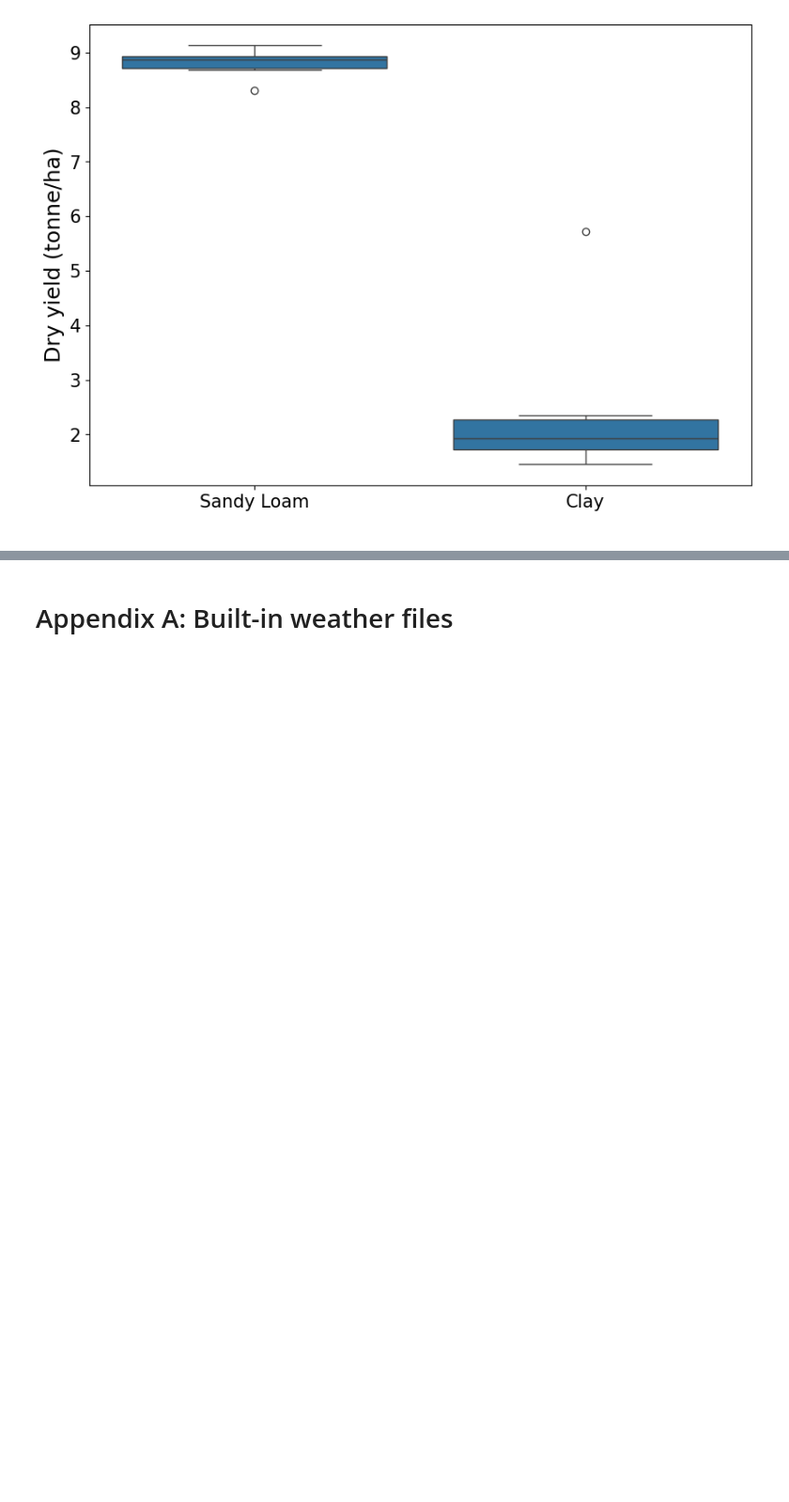
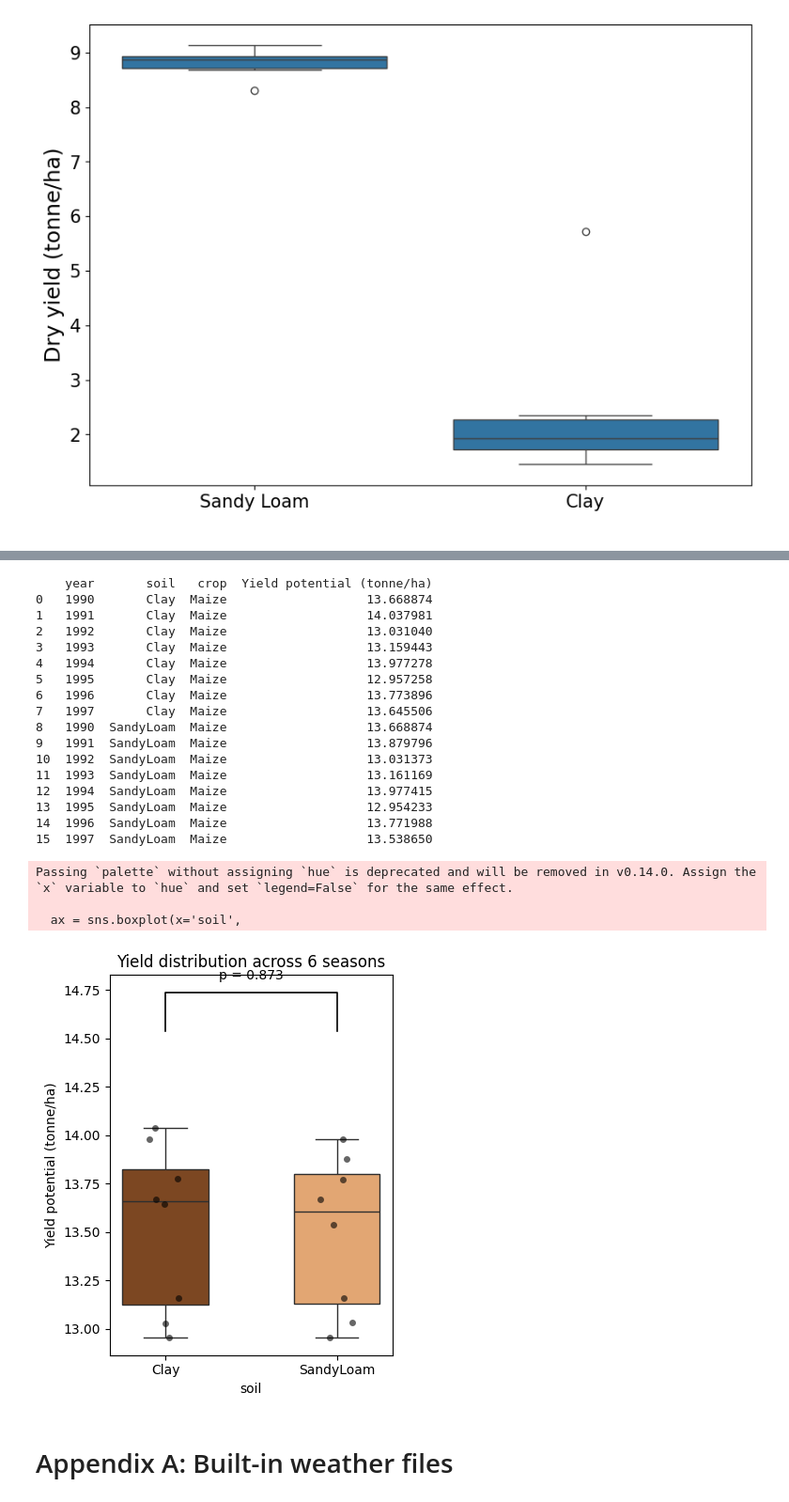
Before and after one commit to jcvl-udg/collab_notebooks, a Jupyter notebook: AquaCrop_OSPy_Notebook_1.ipynb, the cells around one changed output, grey strips where cells are left out. Shown at 94% size. Saved outputs shown, nothing was run; the diff lists cells and outputs as text; code cells hidden in the pictures; blank space fills up the shorter version.

```diff
--- a/AquaCrop_OSPy_Notebook_1.ipynb
+++ b/AquaCrop_OSPy_Notebook_1.ipynb
@@ -276,3 +433,64 @@ Text(0, 0.5, 'Dry yield (tonne/ha)')
+# %%
+# ------------------------------------------------------------
+# 5.  VISUAL CHECK: did we really get 6 seasons per soil?
+# ------------------------------------------------------------
+print(df[['year', 'soil','crop','Yield potential (tonne/ha)']])
+
+# ------------------------------------------------------------
+# 6.  COMPARATIVE BOXPLOT
+# ------------------------------------------------------------
+import seaborn as sns
+import matplotlib.pyplot as plt
+
+plt.figure(figsize=(4,5))
+ax = sns.boxplot(x='soil',
+                 y='Yield potential (tonne/ha)',
+                 data=df,
+                 palette={'Clay':'#8B4513', 'SandyLoam':'#F4A460'},
+                 width=0.5)
+
+# Add individual points (optional but helps see n=6 per box)
+sns.stripplot(x='soil',
+              y='Yield potential (tonne/ha)',
+              data=df,
+              color='black',
+              size=5,
+              alpha=0.6,
+              ax=ax)
+
+# Annotate the p-value
+x1, x2 = 0, 1   # positions of Clay and SandyLoam boxes
+y_max  = df['Yield potential (tonne/ha)'].max() + 0.5
+plt.plot([x1, x1, x2, x2], [y_max, y_max+0.2, y_max+0.2, y_max], lw=1.2, c='k')
+plt.text((x1+x2)*.5, y_max+0.25,
+         f'p = {p_value:.3f}' if p_value >= 0.001 else 'p < 0.001',
+         ha='center', va='bottom', color='k')
+
+plt.title('Yield distribution across 6 seasons')
+plt.tight_layout()
+plt.show()
+# %% [output]
+    year       soil   crop  Yield potential (tonne/ha)
+0   1990       Clay  Maize                   13.668874
+1   1991       Clay  Maize                   14.037981
+2   1992       Clay  Maize                   13.031040
+3   1993       Clay  Maize                   13.159443
+4   1994       Clay  Maize                   13.977278
+5   1995       Clay  Maize                   12.957258
+6   1996       Clay  Maize                   13.773896
+7   1997       Clay  Maize                   13.645506
+8   1990  SandyLoam  Maize                   13.668874
+9   1991  SandyLoam  Maize                   13.879796
+10  1992  SandyLoam  Maize                   13.031373
+11  1993  SandyLoam  Maize                   13.161169
+12  1994  SandyLoam  Maize                   13.977415
+13  1995  SandyLoam  Maize                   12.954233
+14  1996  SandyLoam  Maize                   13.771988
+15  1997  SandyLoam  Maize                   13.538650
+Passing `palette` without assigning `hue` is deprecated and will be removed in v0.14.0. Assign the `x` variable to `hue` and set `legend=False` for the same effect.
+
+  ax = sns.boxplot(x='soil',
+[figure, added]
 # %% [markdown]
 # Appendix A: Built-in weather files
 # %% [markdown]
```
Also changed, not shown: parts of 6 cells of this notebook.
